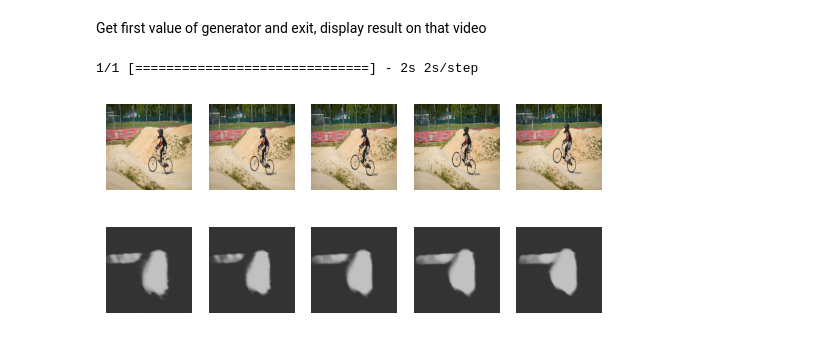
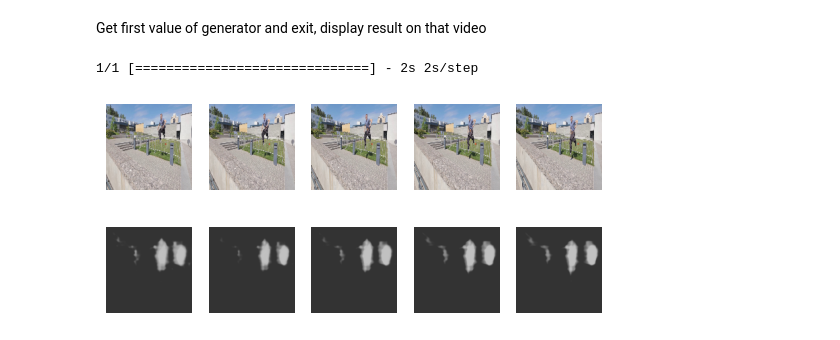
Before and after one commit to vivaansinghvi07/visenet, a Jupyter notebook: main.ipynb, the cells around one changed output. Saved outputs shown, nothing was run; the diff lists cells and outputs as text; code cells hidden in the pictures.

Commit message:
added loading off the checkpoints

```diff
--- a/main.ipynb
+++ b/main.ipynb
@@ -53,6 +54,10 @@ def video_data_generator(*, steps_per_epoch, epochs, n_repeat=1, training=True):
         metadata = yaml.safe_load(f)
     target_set = "training" if training else "test"
     names = [set["name"] for set in metadata["sequences"] if set["set"] == target_set]
+
+    # shuffle for testing
+    if not training:
+        random.shuffle(names)
 
     assert steps_per_epoch < 30 * n_repeat or not training, "You're requesting too many values. The generator will run out."
 
@@ -95,6 +100,6 @@ def video_data_generator(*, steps_per_epoch, epochs, n_repeat=1, training=True):
 for video, mask in video_data_generator(steps_per_epoch=29, epochs=50):
     break
 # %%
-model = ViSeNet(vdepth=3, learning_rate=5e-3)
+model = ViSeNet(vdepth=3, learning_rate=5e-3, pretrained_weights="checkpoints/cp.ckpt")
 model.summary()
 # %% [output]
@@ -124,9 +129,8 @@ Overfit the model to test if it can work
 # %%
 # load model with weights
 checkpoint_path = "checkpoints/cp.ckpt"
-checkpoint_dir = os.path.dirname(checkpoint_path)
 cp_callback = tf.keras.callbacks.ModelCheckpoint(filepath=checkpoint_path, save_weights_only=True, verbose=1)
 
 # train model
 epoch_config = {"steps_per_epoch": 40, "epochs": 40}
-model.fit(video_data_generator(**epoch_config), **epoch_config, callbacks=[cp_callback])
+model.fit(video_data_generator(**epoch_config), **epoch_config, validation_split=0.2, callbacks=[cp_callback])
@@ -153,34 +138,29 @@ Epoch 30: saving model to checkpoints/cp.ckpt
 Get first value of generator and exit, display result on that video
 # %%
 NUM_DISPLAYED = 5
-import random
-for video, _ in video_data_generator(steps_per_epoch=290, epochs=1, n_repeat=10, training=True):
-
-    # try to get a somewhat random video
-    if random.random() < 0.9:
-        continue
+for video, _ in video_data_generator(epochs=1, steps_per_epoch=25, training=False):
 
     mask = model.predict(video)
 
     # plot an example of the masks
     figure, axis = plt.subplots(2, NUM_DISPLAYED)
     plt.subplots_adjust(hspace=-0.5)
     for i in range(NUM_DISPLAYED):
 
         # transform to displayable
         example_vid = (video[0][i] * 255).astype(np.uint8)
         example_mask = (mask[0][i] > 0.5).astype(np.uint8) * 255
         raw_mask = (mask[0][i] * 255).astype(np.uint8)
 
         # display side-to-side
         axis[0, i].axis('off')
         axis[0, i].imshow(cv2.cvtColor(example_vid, cv2.COLOR_BGR2RGB))
         axis[1, i].axis('off')
         axis[1, i].imshow(cv2.cvtColor(raw_mask, cv2.COLOR_BGR2RGB))
 
     plt.show()
 
     break
 # %% [output]
 1/1 [==============================] - 2s 2s/step
-[figure, old version]
+[figure, new version]
```
Also changed, not shown: parts of 4 cells of this notebook.
